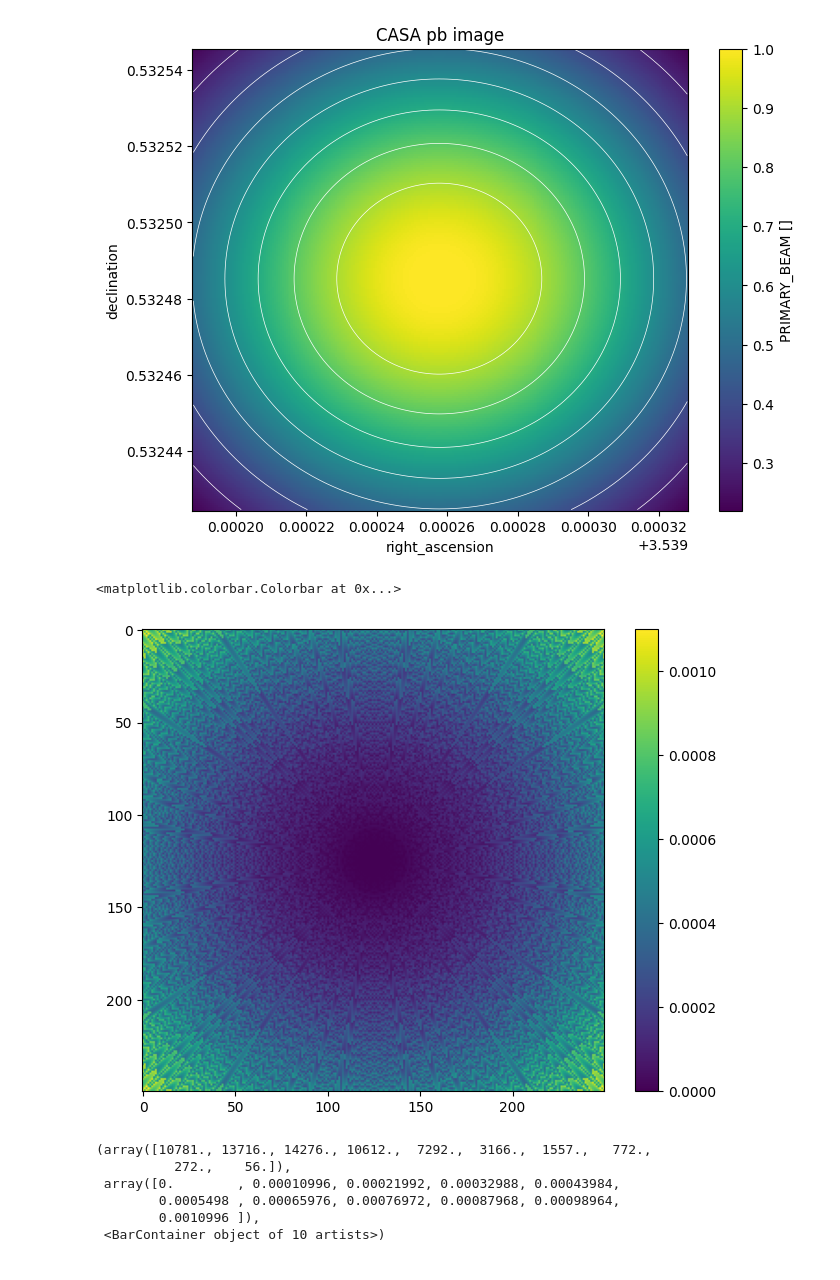
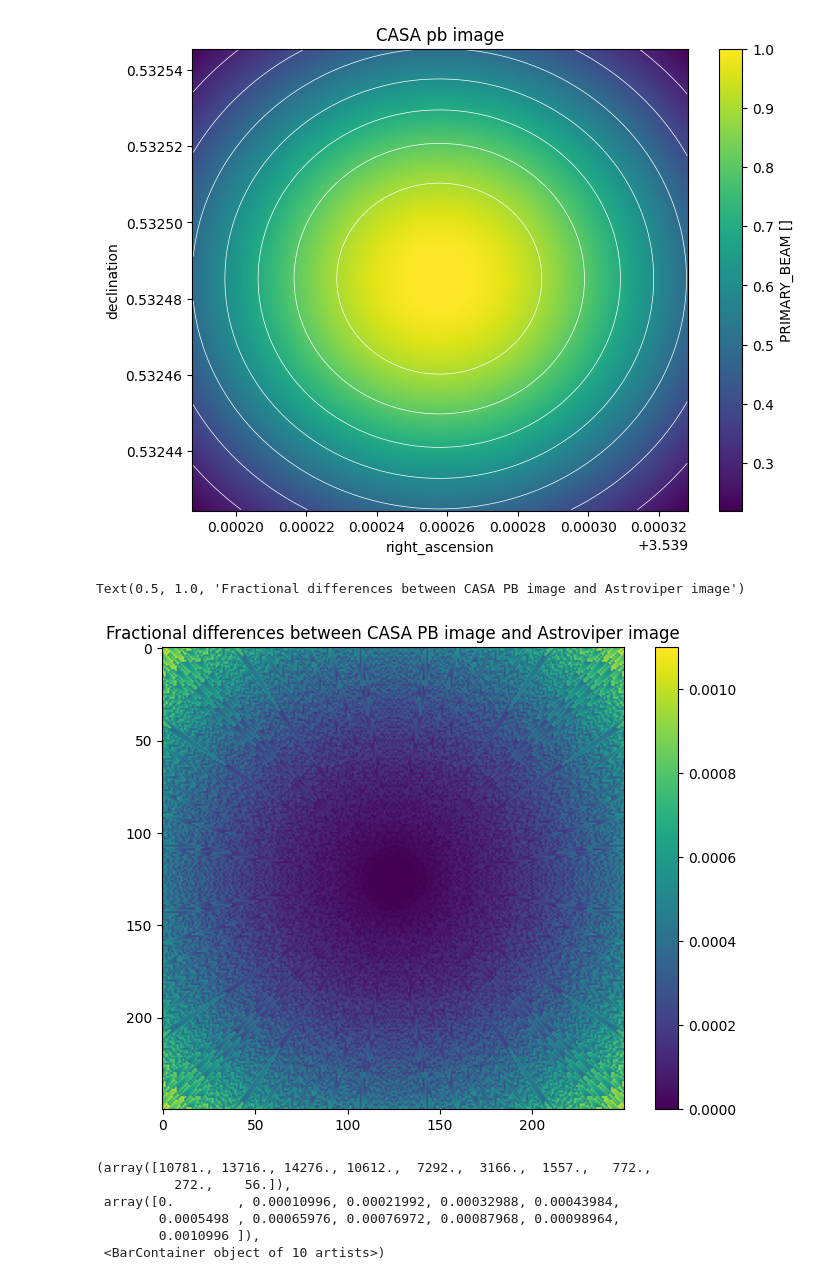
Before and after one commit to casangi/astroviper, a Jupyter notebook: docs/core_tutorials/imaging/cube_single_field_primary_beam.ipynb, the cells around one changed output. Saved outputs shown, nothing was run; the diff lists cells and outputs as text; code cells hidden in the pictures.

```diff
--- a/docs/core_tutorials/imaging/cube_single_field_primary_beam.ipynb
+++ b/docs/core_tutorials/imaging/cube_single_field_primary_beam.ipynb
@@ -228,8 +207,9 @@ rel_diff = abs(diff_ch0_im.compute())/casapb_im["PRIMARY_BEAM"].isel(data_sel).d
 # %%
 plt.figure(figsize=(8,6))
 plt.imshow(rel_diff)
 plt.colorbar()
+plt.title('Fractional differences between CASA PB image and Astroviper image')
 # %% [output]
-<matplotlib.colorbar.Colorbar at 0x...>
+Text(0.5, 1.0, 'Fractional differences between CASA PB image and Astroviper image')
-[figure, old version]
+[figure, new version]
 # %%
```
Also changed, not shown: parts of 12 cells of this notebook.
